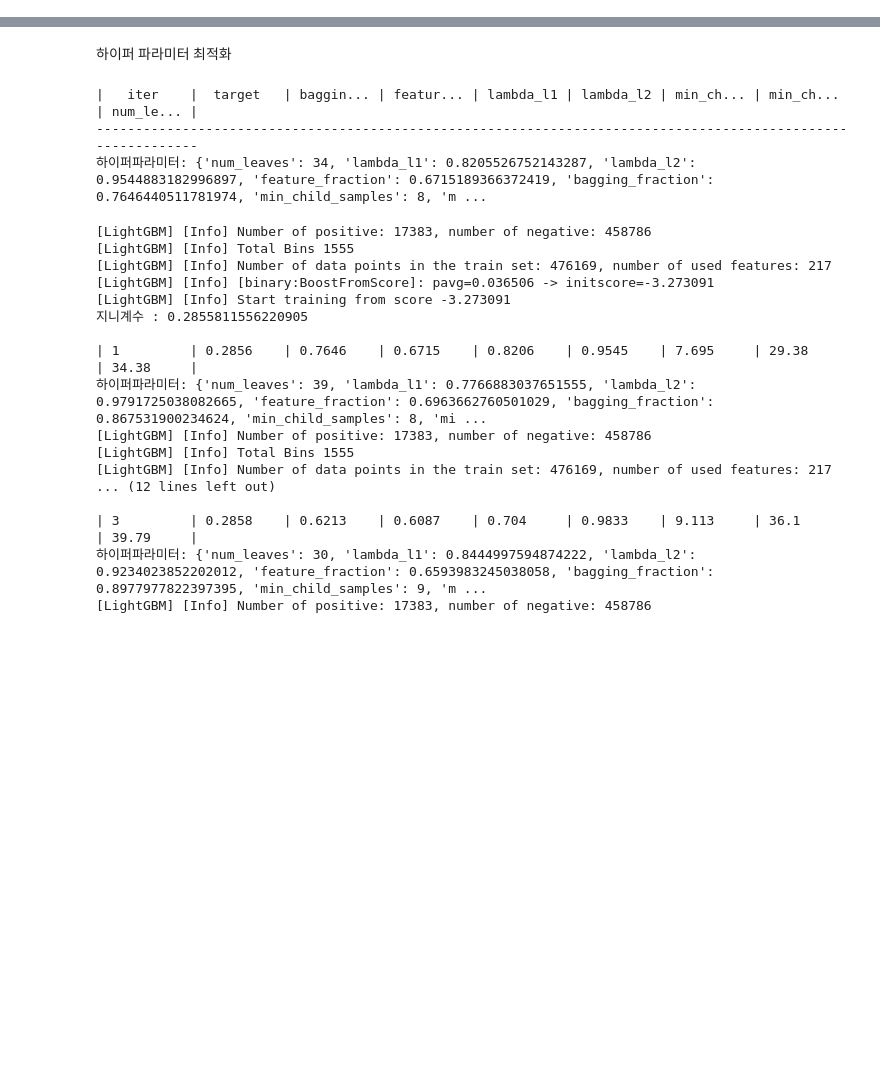
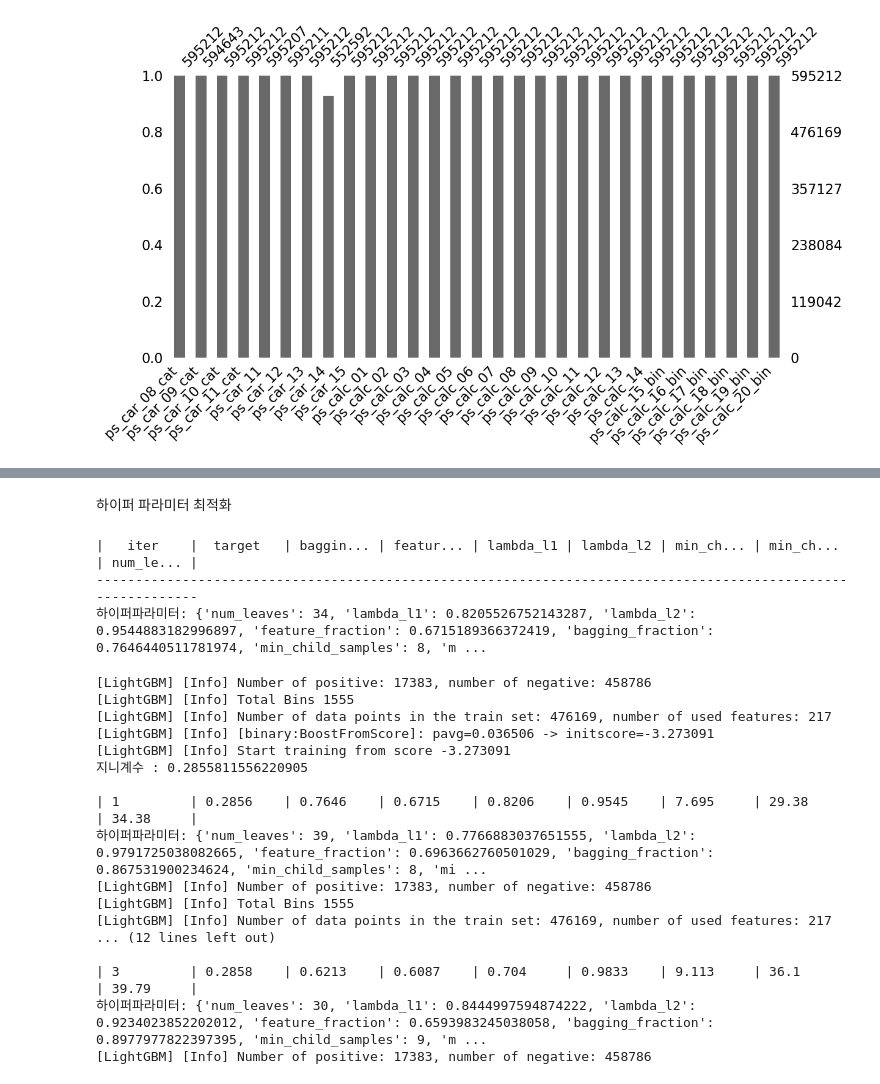
Before and after one commit to restful3/ds4th_study, a Jupyter notebook: code_dongwoo/ch08-porto-seguro-safe-driver-prediction.ipynb, the cells around one changed output, grey strips where cells are left out. Saved outputs shown, nothing was run; the diff lists cells and outputs as text; code cells hidden in the pictures; blank space fills up the shorter version.

```diff
--- a/code_dongwoo/ch08-porto-seguro-safe-driver-prediction.ipynb
+++ b/code_dongwoo/ch08-porto-seguro-safe-driver-prediction.ipynb
@@ -9,0 +66,4 @@ submission = pd.read_csv(data_path + 'sample_submission.csv', index_col='id')
+# %%
+msno.bar(df=train_copy.iloc[:, 29:], figsize=(13, 6));
+# %% [output]
+[figure, added]
```
Also changed, not shown: parts of 18 cells of this notebook.
